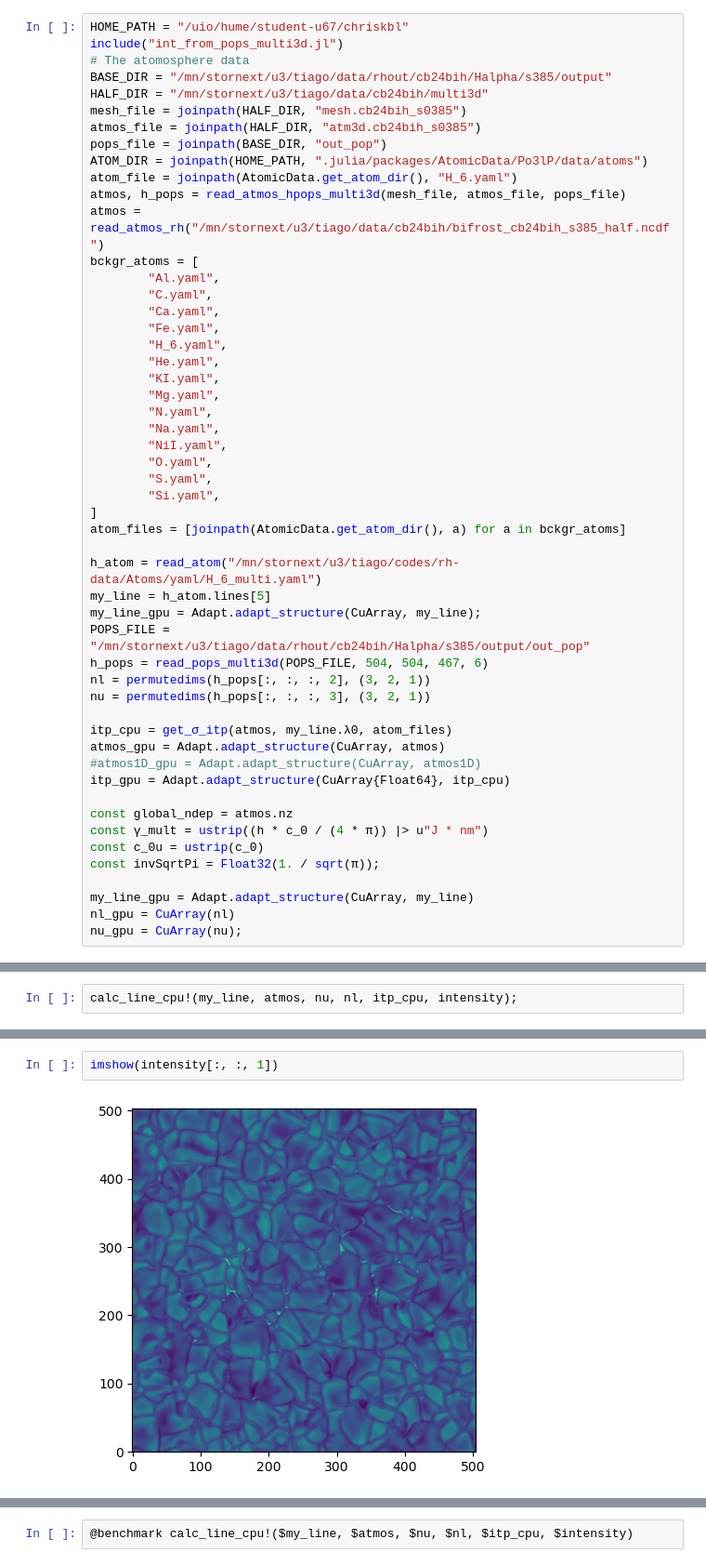
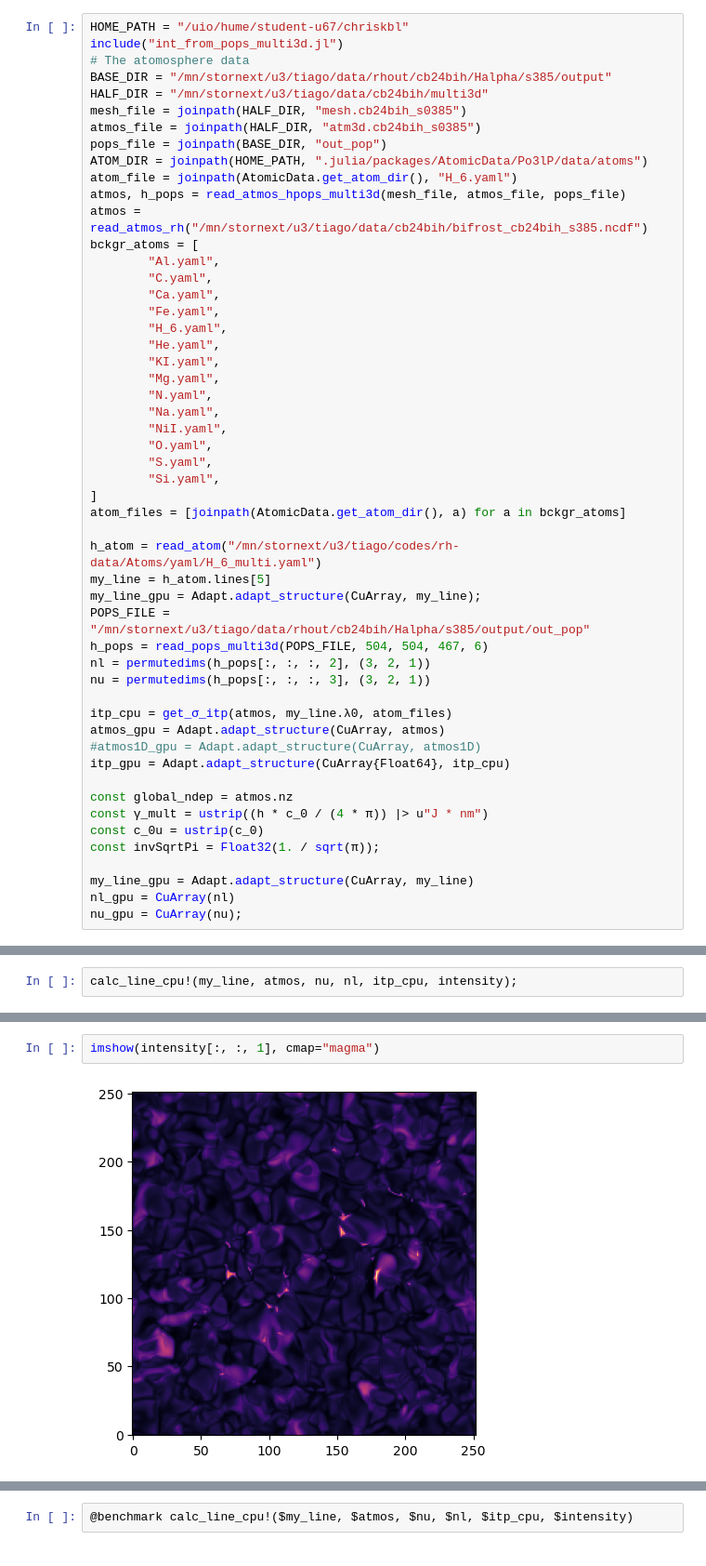
Before and after one commit to christopheblomsen/Vaf.jl, a Jupyter notebook: scripts/intenisty_speedup.ipynb, the cells around one changed output, grey strips where cells are left out. Shown at 93% size. Drawn from its saved outputs; the diff is of its cells as text.

```diff
--- a/scripts/intenisty_speedup.ipynb
+++ b/scripts/intenisty_speedup.ipynb
@@ -96,7 +40,7 @@ pops_file = joinpath(BASE_DIR, "out_pop")
 ATOM_DIR = joinpath(HOME_PATH, ".julia/packages/AtomicData/Po3lP/data/atoms")
 atom_file = joinpath(AtomicData.get_atom_dir(), "H_6.yaml")
 atmos, h_pops = read_atmos_hpops_multi3d(mesh_file, atmos_file, pops_file)
-atmos = read_atmos_rh("/mn/stornext/u3/tiago/data/cb24bih/bifrost_cb24bih_s385_half.ncdf")
+atmos = read_atmos_rh("/mn/stornext/u3/tiago/data/cb24bih/bifrost_cb24bih_s385.ncdf")
 bckgr_atoms = [
         "Al.yaml",
         "C.yaml",
@@ -338,7 +104,7 @@ h5write("intensity_cpu.h5", "intensity", intensity)
 # %%
-imshow(intensity[:, :, 1])
+imshow(intensity[:, :, 1], cmap="magma")
 # %% [output]
-[figure, old version]
+[figure, new version]
 PyObject <matplotlib.image.AxesImage object at 0x...>
 # %%
 @benchmark calc_line_cpu!($my_line, $atmos, $nu, $nl, $itp_cpu, $intensity)
```
Also changed, not shown: parts of 12 cells of this notebook, 3 other files.
